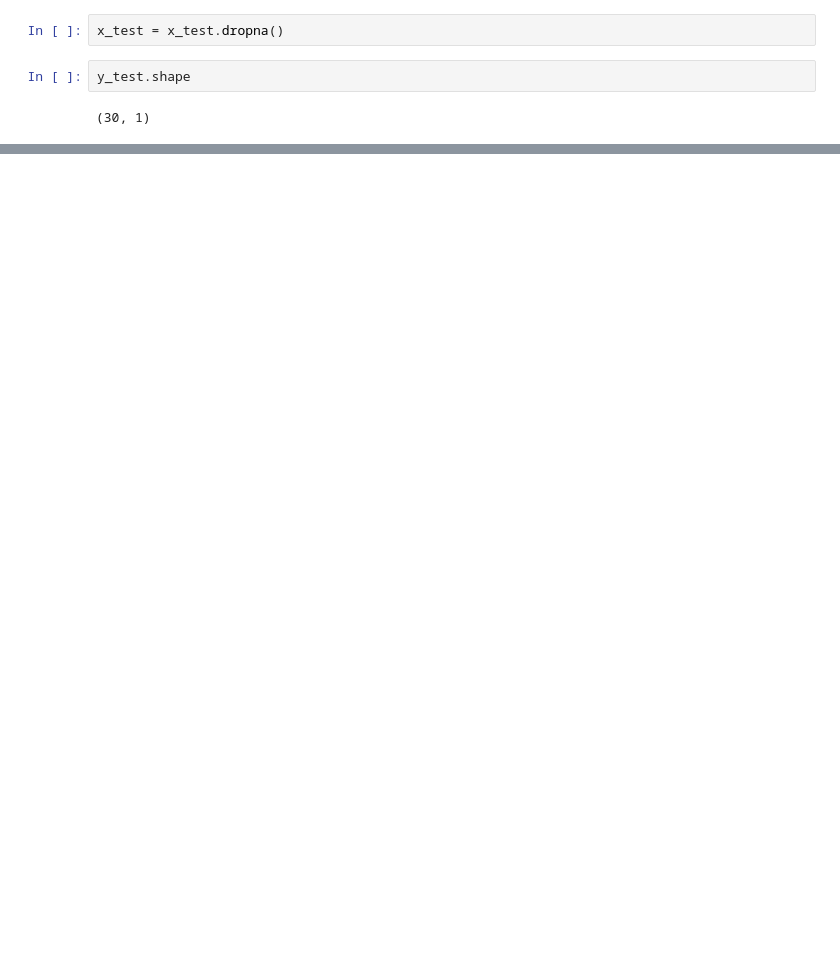
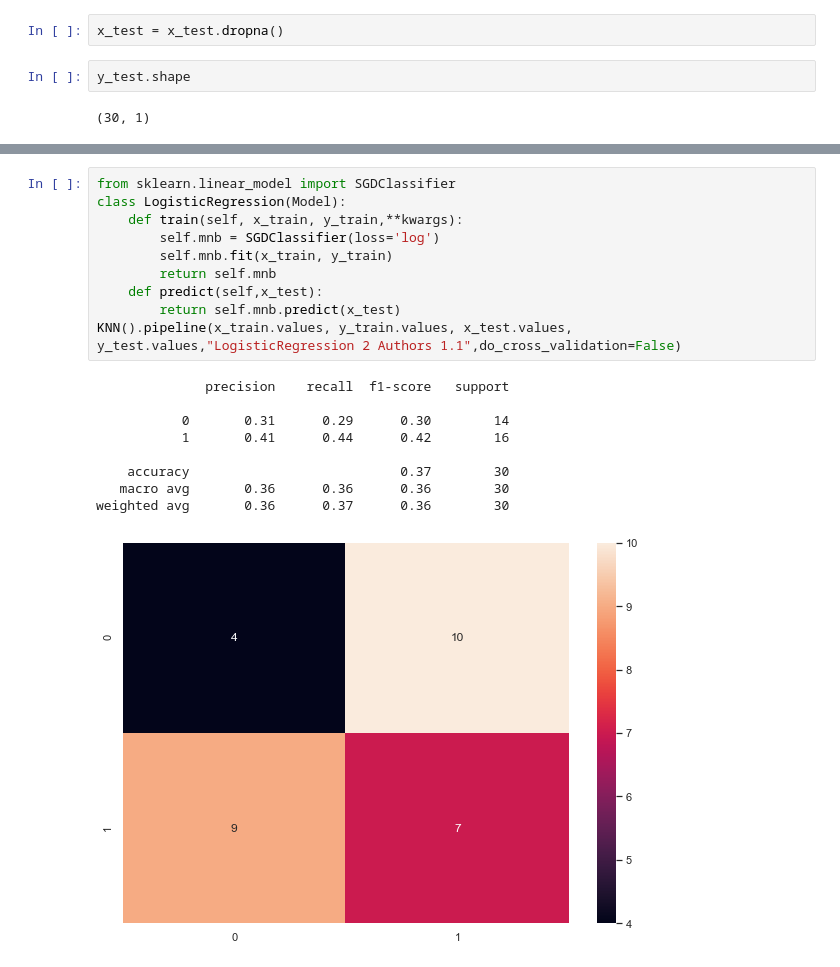
Before and after one commit to EN555/Author-Identification, a Jupyter notebook: Eviatar_models.ipynb, the cells around one changed output, grey strips where cells are left out. Drawn from its saved outputs; the diff is of its cells as text; blank space fills up the shorter version.

```diff
--- a/Eviatar_models.ipynb
+++ b/Eviatar_models.ipynb
@@ -125,0 +129,20 @@ weighted avg       1.00      1.00      1.00        30
+# %%
+from sklearn.linear_model import SGDClassifier
+class LogisticRegression(Model):
+    def train(self, x_train, y_train,**kwargs):
+        self.mnb = SGDClassifier(loss='log')
+        self.mnb.fit(x_train, y_train)
+        return self.mnb
+    def predict(self,x_test):
+        return self.mnb.predict(x_test)
+KNN().pipeline(x_train.values, y_train.values, x_test.values, y_test.values,"LogisticRegression 2 Authors 1.1",do_cross_validation=False)
+# %% [output]
+              precision    recall  f1-score   support
+
+           0       0.31      0.29      0.30        14
+           1       0.41      0.44      0.42        16
+
+    accuracy                           0.37        30
+   macro avg       0.36      0.36      0.36        30
+weighted avg       0.36      0.37      0.36        30
+[figure, added]
```
Also changed, not shown: parts of 5 cells of this notebook, 8 other files.
